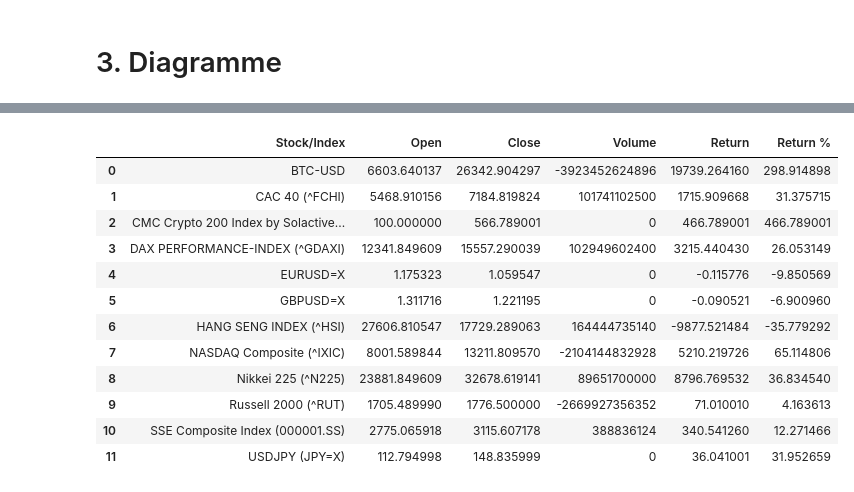
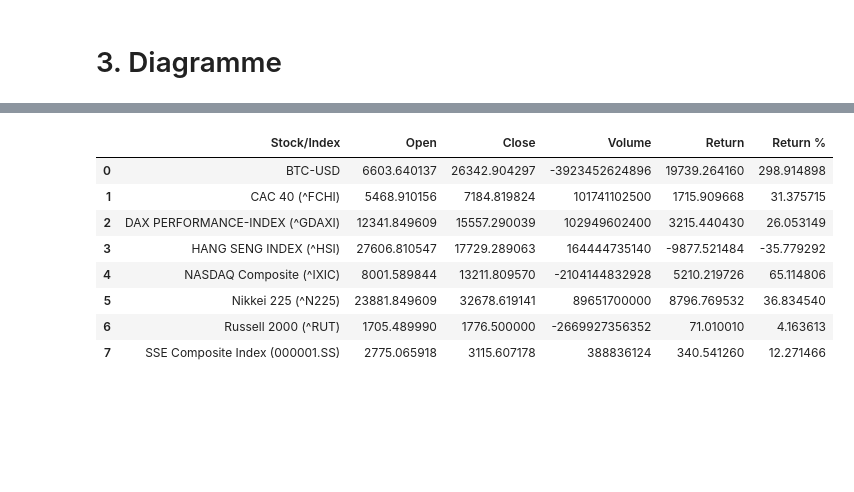
Before and after one commit to wicmic/Visual-Analytics, a Jupyter notebook: Dashboard_Komponenten.ipynb, the cells around one changed output, grey strips where cells are left out. Saved outputs shown, nothing was run; the diff lists cells and outputs as text; code cells hidden in the pictures; blank space fills up the shorter version.

```diff
--- a/Dashboard_Komponenten.ipynb
+++ b/Dashboard_Komponenten.ipynb
@@ -311,27 +311,23 @@ treemap()
 # %% [output]
 [interactive output not drawn]
 # %%
-df_treemap = df_stocks_reset.groupby('Stock/Index').agg(
+df_treemap = df_stocks.groupby('Stock/Index').agg(
         Open=('Open', 'first'),
         Close=('Close', 'last'),
         Volume=('Volume', 'sum')
         ).reset_index()
 
 df_treemap['Return'] = df_treemap['Close'] - df_treemap['Open']
 df_treemap['Return %'] = (df_treemap['Return'] / df_treemap['Open']) * 100
 
 df_treemap
 # %% [output]
 |  | Stock/Index | Open | Close | Volume | Return | Return % |
 | 0 | BTC-USD | 6603.640137 | 26342.904297 | -3923452624896 | 19739.264160 | 298.914898 |
 | 1 | CAC 40 (^FCHI) | 5468.910156 | 7184.819824 | 101741102500 | 1715.909668 | 31.375715 |
-| 2 | CMC Crypto 200 Index by Solactive... | 100.000000 | 566.789001 | 0 | 466.789001 | 466.789001 |
-| 3 | DAX PERFORMANCE-INDEX (^GDAXI) | 12341.849609 | 15557.290039 | 102949602400 | 3215.440430 | 26.053149 |
-| 4 | EURUSD=X | 1.175323 | 1.059547 | 0 | -0.115776 | -9.850569 |
-| 5 | GBPUSD=X | 1.311716 | 1.221195 | 0 | -0.090521 | -6.900960 |
-| 6 | HANG SENG INDEX (^HSI) | 27606.810547 | 17729.289063 | 164444735140 | -9877.521484 | -35.779292 |
-| 7 | NASDAQ Composite (^IXIC) | 8001.589844 | 13211.809570 | -2104144832928 | 5210.219726 | 65.114806 |
-| 8 | Nikkei 225 (^N225) | 23881.849609 | 32678.619141 | 89651700000 | 8796.769532 | 36.834540 |
-| 9 | Russell 2000 (^RUT) | 1705.489990 | 1776.500000 | -2669927356352 | 71.010010 | 4.163613 |
-| 10 | SSE Composite Index (000001.SS) | 2775.065918 | 3115.607178 | 388836124 | 340.541260 | 12.271466 |
-| 11 | USDJPY (JPY=X) | 112.794998 | 148.835999 | 0 | 36.041001 | 31.952659 |
+| 2 | DAX PERFORMANCE-INDEX (^GDAXI) | 12341.849609 | 15557.290039 | 102949602400 | 3215.440430 | 26.053149 |
+| 3 | HANG SENG INDEX (^HSI) | 27606.810547 | 17729.289063 | 164444735140 | -9877.521484 | -35.779292 |
+| 4 | NASDAQ Composite (^IXIC) | 8001.589844 | 13211.809570 | -2104144832928 | 5210.219726 | 65.114806 |
+| 5 | Nikkei 225 (^N225) | 23881.849609 | 32678.619141 | 89651700000 | 8796.769532 | 36.834540 |
+| 6 | Russell 2000 (^RUT) | 1705.489990 | 1776.500000 | -2669927356352 | 71.010010 | 4.163613 |
+| 7 | SSE Composite Index (000001.SS) | 2775.065918 | 3115.607178 | 388836124 | 340.541260 | 12.271466 |
```
Also changed, not shown: parts of 11 cells of this notebook.
